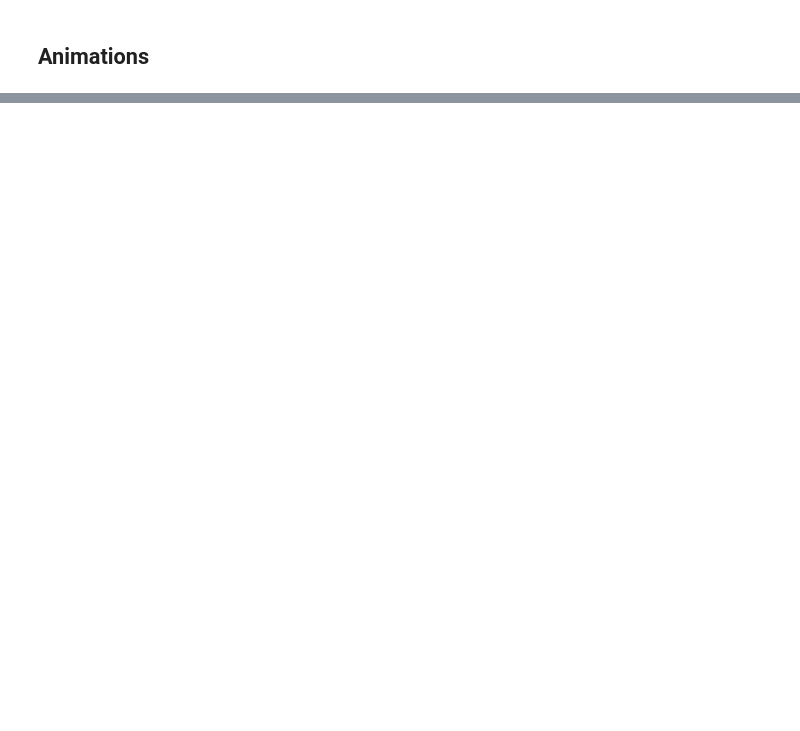
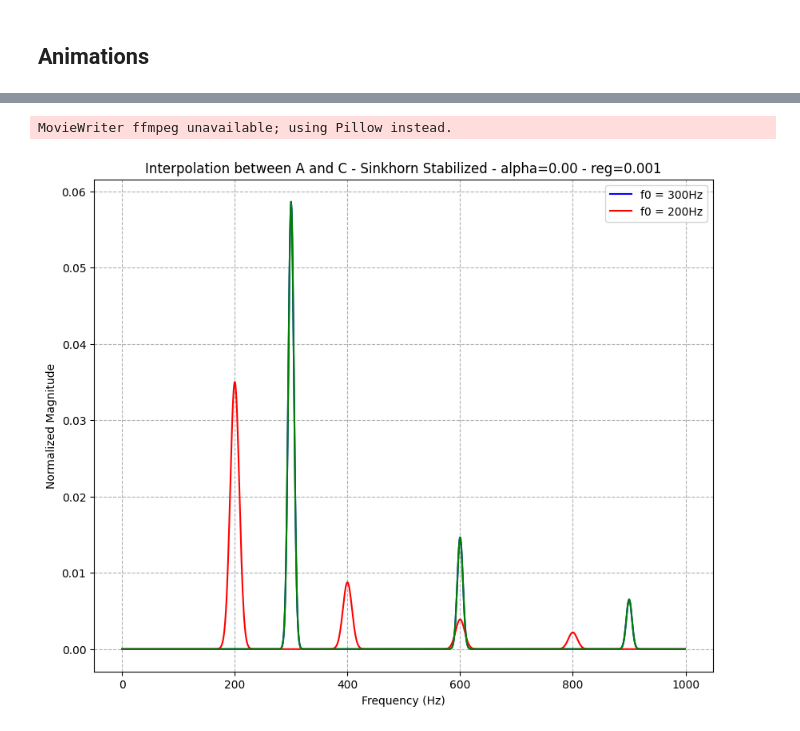
Before and after one commit to zaquastier/audio_1D_transport, a Jupyter notebook: ot_gaussians.ipynb, the cells around one changed output, grey strips where cells are left out. Drawn from its saved outputs; the diff is of its cells as text; code cells hidden in the pictures; blank space fills up the shorter version.

```diff
--- a/ot_gaussians.ipynb
+++ b/ot_gaussians.ipynb
@@ -150,0 +164,32 @@ MovieWriter ffmpeg unavailable; using Pillow instead.
+# %%
+import matplotlib.animation as animation
+
+fig, ax = plt.subplots(figsize=[10, 8])
+
+ax.plot(frequency, gaussian_1, label=f"f0 = {gaussian_f1:.0f}Hz", color='blue', linewidth=1.5)
+ax.plot(frequency, gaussian_2, label=f"f0 = {gaussian_f2:.0f}Hz", color='red', linewidth=1.5)
+ax.set(xlabel='Frequency (Hz)', ylabel='Normalized Magnitude', title='Interpolation between two gaussian distributions - Sinkhorn Stabilized - alpha={alpha}, reg={reg}')
+ax.grid(True, which="both", ls="--")
+ax.legend()
+
+ss_line, = ax.plot([], [], label='Quantile', color="green")
+
+def update(frame):
+    alpha = frame / 40.0  # Assuming 40 frames to go from 0 to 1
+
+    gaussian_ss_interpolation = sinkhorn_stabilized_optimal_transport(gaussian_1, gaussian_2, alpha=alpha, reg=reg)
+
+    ss_line.set_data(frequency, gaussian_ss_interpolation)
+
+    ax.set_title(f'Interpolation between A and C - Sinkhorn Stabilized - alpha={alpha:.2f} - reg={reg}')
+
+    return ss_line,
+
+# Create animation
+ani = animation.FuncAnimation(fig=fig, func=update, frames=np.arange(0, 41), interval=100)
+
+# Save the animation
+ani.save(f'animations/gaussians/ss_interpolation-reg={reg}.gif')
+# %% [output]
+MovieWriter ffmpeg unavailable; using Pillow instead.
+[figure, added]
```
Also changed, not shown: parts of 5 cells of this notebook, 10 other files.
